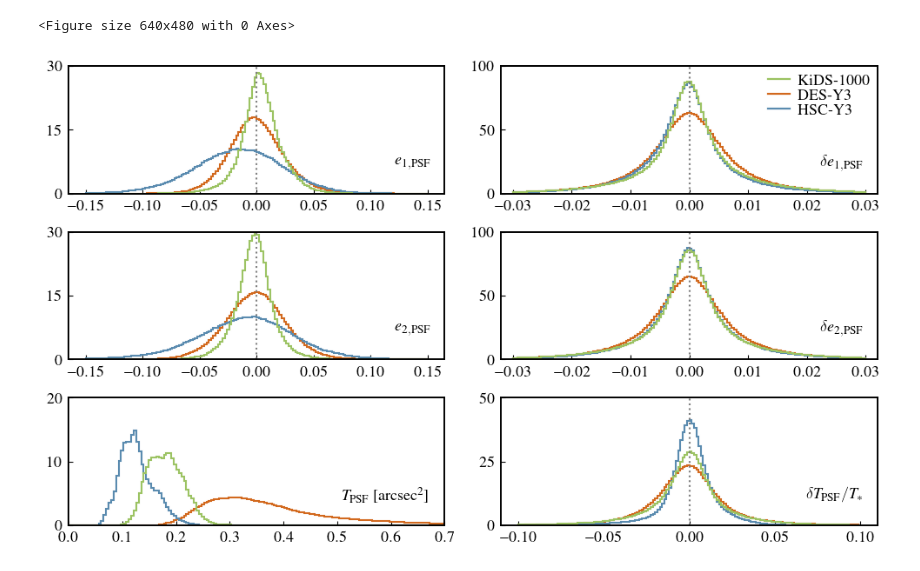
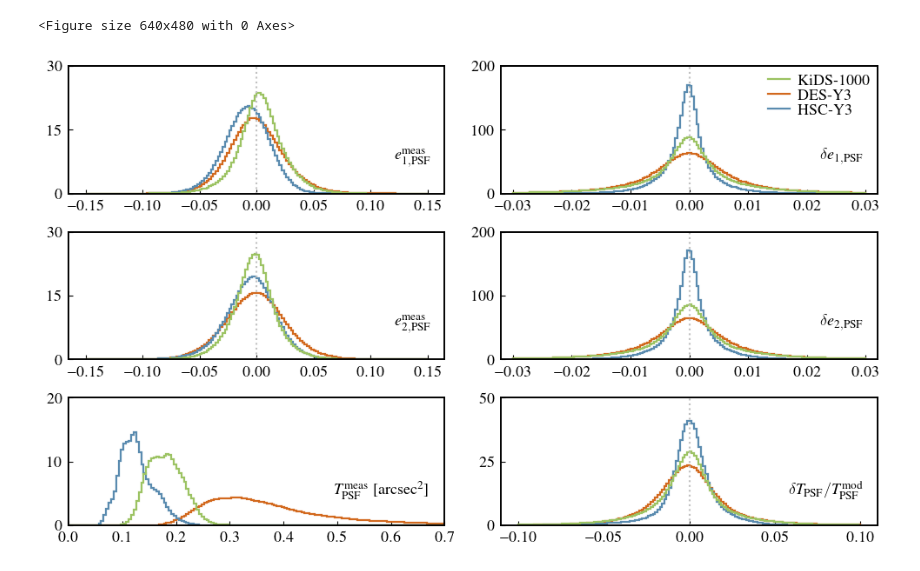
Before and after one commit to LSSTDESC/nulltests_txpipe, a Jupyter notebook: paper_plots/Fig3/PSFHistogramPlot.ipynb, the cells around one changed output. Drawn from its saved outputs; the diff is of its cells as text; code cells hidden in the pictures.

```diff
--- a/paper_plots/Fig3/PSFHistogramPlot.ipynb
+++ b/paper_plots/Fig3/PSFHistogramPlot.ipynb
@@ -43,91 +53,91 @@ plt.clf()
 fig = plt.figure(figsize=(10,6),dpi=100)
 gs  = gridspec.GridSpec(3, 2, top=0.98, right=0.98, left=0.05, bottom=0.1,hspace=0.3, wspace=0.15)
 ax0 = plt.subplot(gs[0])
-ax0.hist((desy3_s['stars/model_e1'][:]),bins=150,range=[-0.15,0.15],histtype='step',color=descol,density=True,lw=1.5)
-ax0.hist((2*hscy3_s['stars/model_e1'][:]),bins=150,range=[-0.15,0.15],histtype='step',color=hsccol,density=True,lw=1.5)
-ax0.hist((kids_s['stars/model_e1'][:]),bins=150,range=[-0.15,0.15],histtype='step',color=kidscol,density=True,lw=1.5)
+ax0.hist((desy3_s['stars/measured_e1'][:]),bins=150,range=[-0.15,0.15],histtype='step',color=descol,density=True,lw=1.6)
+ax0.hist((hscy3_s['stars/measured_e1'][:]),bins=150,range=[-0.15,0.15],histtype='step',color=hsccol,density=True,lw=1.6)
+ax0.hist((kids_s['stars/measured_e1'][:]),bins=150,range=[-0.15,0.15],histtype='step',color=kidscol,density=True,lw=1.6)
 
 ax0.set_ylim(0,30)
-ax0.text(0.96,0.3,r'$e_{1, {\rm PSF}}$',transform=ax0.transAxes,ha='right',va='top',size=13)
+ax0.text(0.96,0.35,r'$e_{1, {\rm PSF}}^{\rm meas}$',transform=ax0.transAxes,ha='right',va='top',size=13)
 ax0.tick_params(axis="both",which='both',direction="in")
 ax0.tick_params(axis='both', which='major', pad=5)
 ax0.set_yticks([0,15,30])
-ax0.plot([0,0], [0,30], ls=':', color='grey')
+ax0.plot([0,0], [0,30], ls=':', color='silver')
 
 ax1 = plt.subplot(gs[1])
-ax1.hist((desy3_s['stars/measured_e1'][:]- desy3_s['stars/model_e1'][:]),bins=150,range=[-0.03,0.03],histtype='step',color=descol,density=True,lw=1.5)
-ax1.hist((2*hscy3_s['stars/measured_e1'][:]- 2*hscy3_s['stars/model_e1'][:]),bins=150,range=[-0.03,0.03],histtype='step',color=hsccol,density=True,lw=1.5)
-ax1.hist((kids_s['stars/measured_e1'][:]- kids_s['stars/model_e1'][:]),bins=150,range=[-0.03,0.03],histtype='step',color=kidscol,density=True,lw=1.5)
+ax1.hist((desy3_s['stars/measured_e1'][:]- desy3_s['stars/model_e1'][:]),bins=150,range=[-0.03,0.03],histtype='step',color=descol,density=True,lw=1.6)
+ax1.hist((hscy3_s['stars/measured_e1'][:]- hscy3_s['stars/model_e1'][:]),bins=150,range=[-0.03,0.03],histtype='step',color=hsccol,density=True,lw=1.6)
+ax1.hist((kids_s['stars/measured_e1'][:]- kids_s['stars/model_e1'][:]),bins=150,range=[-0.03,0.03],histtype='step',color=kidscol,density=True,lw=1.6)
 ax1.plot(np.linspace(-1000,-1001,3),color=kidscol,lw=1.6,label='KiDS-1000')
 ax1.plot(np.linspace(-1000,-1001,3),color=descol,lw=1.6,label='DES-Y3')
 ax1.plot(np.linspace(-1000,-1001,3),color=hsccol,lw=1.6,label='HSC-Y3')
 ax1.set_xlim(-0.032,0.032)
-ax1.set_ylim(0,100)
+ax1.set_ylim(0,200)
 ax1.legend(frameon=False,loc = 'upper right', labelspacing=0.03,ncol=1,handletextpad=0.5,columnspacing=0.2,handlelength=1.4,borderaxespad=0.1)
-ax1.text(0.96,0.3,r'$\delta e_{1, {\rm PSF}}$',transform=ax1.transAxes,ha='right',va='top',size=13)
+ax1.text(0.96,0.35,r'$\delta e_{1, {\rm PSF}}$',transform=ax1.transAxes,ha='right',va='top',size=13)
 ax1.tick_params(axis="both",which='both',direction="in")
 ax1.tick_params(axis='both', which='major', pad=5)
-ax1.set_yticks([0,50,100])
-ax1.plot([0,0], [0,100], ls=':', color='grey')
+ax1.set_yticks([0,100,200])
+ax1.plot([0,0], [0,200], ls=':', color='silver')
 
 ax2 = plt.subplot(gs[2])
-ax2.hist((desy3_s['stars/model_e2'][:]),bins=150,range=[-0.15,0.15],histtype='step',color=descol,density=True,lw=1.5)
-ax2.hist((-2*hscy3_s['stars/model_e2'][:]),bins=150,range=[-0.15,0.15],histtype='step',color=hsccol,density=True,lw=1.5)
-ax2.hist((kids_s['stars/model_e2'][:]),bins=150,range=[-0.15,0.15],histtype='step',color=kidscol,density=True,lw=1.5)
+ax2.hist((desy3_s['stars/measured_e2'][:]),bins=150,range=[-0.15,0.15],histtype='step',color=descol,density=True,lw=1.6)
+ax2.hist((-hscy3_s['stars/measured_e2'][:]),bins=150,range=[-0.15,0.15],histtype='step',color=hsccol,density=True,lw=1.6)
+ax2.hist((kids_s['stars/measured_e2'][:]),bins=150,range=[-0.15,0.15],histtype='step',color=kidscol,density=True,lw=1.6)
 ax2.set_ylim(0,30)
-ax2.text(0.96,0.3,r'$e_{2, {\rm PSF}}$',transform=ax2.transAxes,ha='right',va='top',size=13)
+ax2.text(0.96,0.35,r'$e_{2, {\rm PSF}}^{\rm meas}$',transform=ax2.transAxes,ha='right',va='top',size=13)
 ax2.tick_params(axis="both",which='both',direction="in")
 ax2.tick_params(axis='both', which='major', pad=5)
 ax2.set_yticks([0,15,30])
-ax2.plot([0,0], [0,100], ls=':', color='grey')
+ax2.plot([0,0], [0,100], ls=':', color='silver')
 
 
 ax3 = plt.subplot(gs[3])
-ax3.hist((desy3_s['stars/measured_e2'][:]- desy3_s['stars/model_e2'][:]),bins=150,range=[-0.03,0.03],histtype='step',color=descol,density=True,lw=1.5)
-ax3.hist((-2*hscy3_s['stars/measured_e2'][:]+ 2*hscy3_s['stars/model_e2'][:]),bins=150,range=[-0.03,0.03],histtype='step',color=hsccol,density=True,lw=1.5)
-ax3.hist((kids_s['stars/measured_e2'][:]- kids_s['stars/model_e2'][:]),bins=150,range=[-0.03,0.03],histtype='step',color=kidscol,density=True,lw=1.5)
+ax3.hist((desy3_s['stars/measured_e2'][:]- desy3_s['stars/model_e2'][:]),bins=150,range=[-0.03,0.03],histtype='step',color=descol,density=True,lw=1.6)
+ax3.hist((-hscy3_s['stars/measured_e2'][:]+ hscy3_s['stars/model_e2'][:]),bins=150,range=[-0.03,0.03],histtype='step',color=hsccol,density=True,lw=1.6)
+ax3.hist((kids_s['stars/measured_e2'][:]- kids_s['stars/model_e2'][:]),bins=150,range=[-0.03,0.03],histtype='step',color=kidscol,density=True,lw=1.6)
 ax3.set_xlim(-0.032,0.032)
-ax3.set_ylim(0,100)
-ax3.text(0.96,0.3,r'$\delta e_{2, {\rm PSF}}$',transform=ax3.transAxes,ha='right',va='top',size=13)
+ax3.set_ylim(0,200)
+ax3.text(0.96,0.35,r'$\delta e_{2, {\rm PSF}}$',transform=ax3.transAxes,ha='right',va='top',size=13)
 ax3.tick_params(axis="both",which='both',direction="in")
 ax3.tick_params(axis='both', which='major', pad=5)
-ax3.set_yticks([0,50,100])
-ax3.plot([0,0], [0,100], ls=':', color='grey')
+ax3.set_yticks([0,100,200])
+ax3.plot([0,0], [0,200], ls=':', color='silver')
 
 ax4 = plt.subplot(gs[4])
-ax4.hist(desy3_s['stars/model_T'][:],bins=150,range=[0,0.7],histtype='step',color=descol,density=True,lw=1.5)
-ax4.hist(hscy3_s['stars/model_T'][:],bins=150,range=[0,0.7],histtype='step',color=hsccol,density=True,lw=1.5)
-ax4.hist(kids_s['stars/model_T'][:],bins=150,range=[0,0.7],histtype='step',color=kidscol,density=True,lw=1.5)
+ax4.hist(desy3_s['stars/measured_T'][:],bins=150,range=[0,0.7],histtype='step',color=descol,density=True,lw=1.6)
+ax4.hist(hscy3_s['stars/measured_T'][:],bins=150,range=[0,0.7],histtype='step',color=hsccol,density=True,lw=1.6)
+ax4.hist(kids_s['stars/measured_T'][:],bins=150,range=[0,0.7],histtype='step',color=kidscol,density=True,lw=1.6)
 ax4.set_xlim(0,0.7)
 ax4.set_ylim(0,20)
-ax4.text(0.96,0.3,r'$T_{\rm PSF}$ [arcsec$^2$]',transform=ax4.transAxes,ha='right',va='top',size=13)
+ax4.text(0.96,0.35,r'$T_{\rm PSF}^{\rm meas}$ [arcsec$^2$]',transform=ax4.transAxes,ha='right',va='top',size=13)
 ax4.tick_params(axis="both",which='both',direction="in")
 ax4.tick_params(axis='both', which='major', pad=5)
 ax4.set_yticks([0,10,20])
 
 ax5 = plt.subplot(gs[5])
-ax5.hist((desy3_s['stars/measured_T'][:]- desy3_s['stars/model_T'][:])/desy3_s['stars/measured_T'][:],bins=150,range=[-0.1,0.1],histtype='step',color=descol,density=True,lw=1.5)
-ax5.hist((hscy3_s['stars/measured_T'][:]- hscy3_s['stars/model_T'][:])/hscy3_s['stars/measured_T'][:],bins=150,range=[-0.1,0.1],histtype='step',color=hsccol,density=True,lw=1.5)
-ax5.hist((kids_s['stars/measured_T'][:]- kids_s['stars/model_T'][:])/kids_s['stars/measured_T'][:],bins=150,range=[-0.1,0.1],histtype='step',color=kidscol,density=True,lw=1.5)
+ax5.hist((desy3_s['stars/measured_T'][:]- desy3_s['stars/model_T'][:])/desy3_s['stars/model_T'][:],bins=150,range=[-0.1,0.1],histtype='step',color=descol,density=True,lw=1.6)
+ax5.hist((hscy3_s['stars/measured_T'][:]- hscy3_s['stars/model_T'][:])/hscy3_s['stars/model_T'][:],bins=150,range=[-0.1,0.1],histtype='step',color=hsccol,density=True,lw=1.6)
+ax5.hist((kids_s['stars/measured_T'][:]- kids_s['stars/model_T'][:])/kids_s['stars/model_T'][:],bins=150,range=[-0.1,0.1],histtype='step',color=kidscol,density=True,lw=1.6)
 ax5.set_xlim(-0.11,0.11)
 ax5.set_ylim(0,50)
-ax5.text(0.96,0.3,r'$\delta T_{\rm PSF}/ T_{*}$',transform=ax5.transAxes,ha='right',va='top',size=13)
+ax5.text(0.96,0.35,r'$\delta T_{\rm PSF}/ T_{\rm PSF}^{\rm mod}$',transform=ax5.transAxes,ha='right',va='top',size=13)
 ax5.tick_params(axis="both",which='both',direction="in")
 ax5.tick_params(axis='both', which='major', pad=5)
 ax5.set_yticks([0,25,50])
-ax5.plot([0,0], [0,50], ls=':', color='grey')
+ax5.plot([0,0], [0,50], ls=':', color='silver')
 
 
 for axis in ['top','bottom','left','right']:
     ax0.spines[axis].set_linewidth(1.4)
     ax1.spines[axis].set_linewidth(1.4)
     ax2.spines[axis].set_linewidth(1.4)
     ax3.spines[axis].set_linewidth(1.4)
     ax4.spines[axis].set_linewidth(1.4)
     ax5.spines[axis].set_linewidth(1.4)
 
 
-plt.savefig('psf_histograms.pdf',dpi=200)
+plt.savefig('psf_histograms_v2.pdf',dpi=200)
 # %% [output]
 <Figure size 640x480 with 0 Axes>
-[figure, old version]
+[figure, new version]
```
Also changed, not shown: parts of 5 cells of this notebook.
